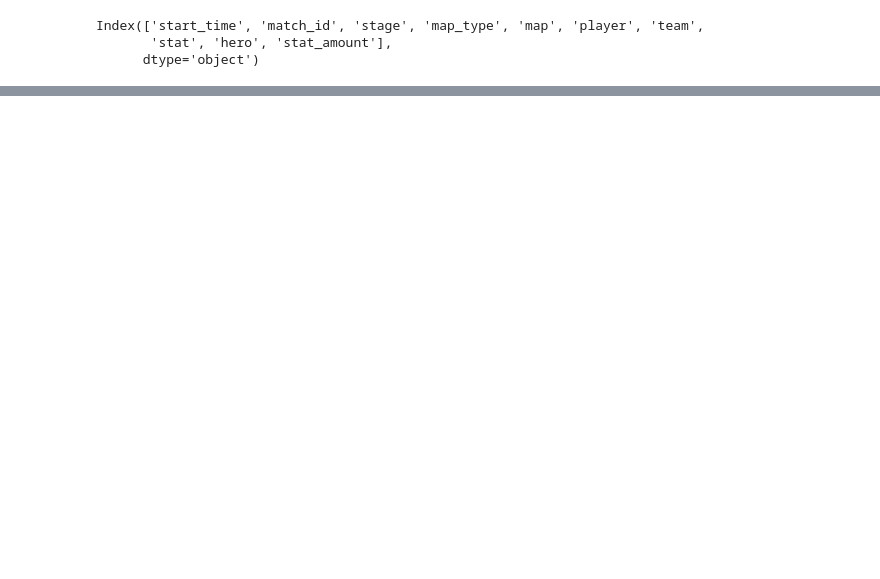
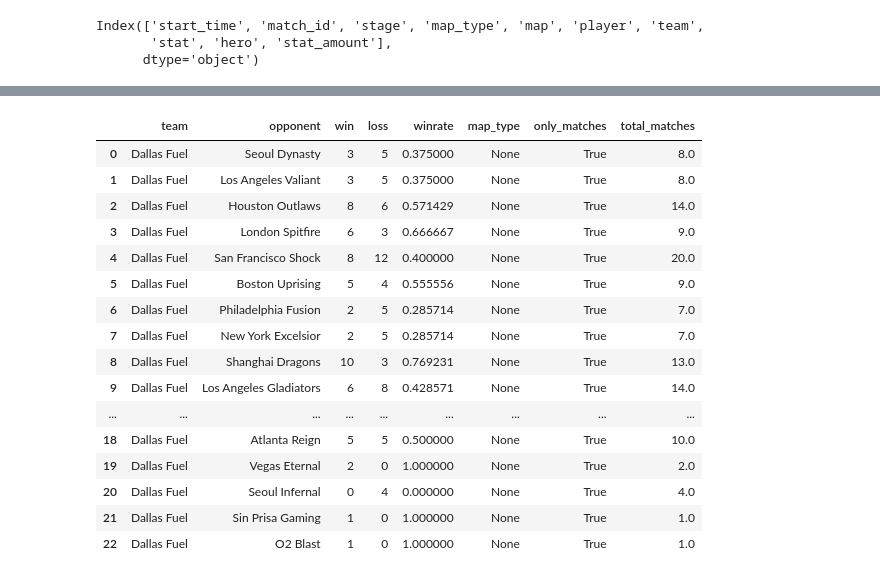
Before and after one commit to antaww/Overgraph, a Jupyter notebook: src/test_owl.ipynb, the cells around one changed output, grey strips where cells are left out. Cells and saved outputs as stored; diff of their text form; code cells hidden in the pictures; blank space fills up the shorter version.

Commit message:
feat(requests): Get team scores by match or map (win, loss, winrate, total_matches).

```diff
--- a/src/test_owl.ipynb
+++ b/src/test_owl.ipynb
@@ -348,6 +350,8 @@ print(df_2023)
 # %%
 # merge every dataframes in one
-df = pd.concat([df_2018_s1, df_2018_s2, df_2018_s3, df_2018_s4, df_2018_po, df_2019_s1, df_2019_s2, df_2019_s3, df_2019_s4, df_2019_po, df_2020_s1, df_2020_s2, df_2021, df_2022, df_2023])
+df = pd.concat(
+    [df_2018_s1, df_2018_s2, df_2018_s3, df_2018_s4, df_2018_po, df_2019_s1, df_2019_s2, df_2019_s3, df_2019_s4,
+     df_2019_po, df_2020_s1, df_2020_s2, df_2021, df_2022, df_2023])
 print(df)
 # %% [output]
                      start_time  match_id                       stage  \
@@ -407,3 +469,74 @@ Name: stat_amount, dtype: float64
+# %%
+def get_team_scores(team: str, map_type: str = None) -> pd.DataFrame:
+    map_stats = pd.read_csv('./datas/owl/match_map_stats.csv')
+    # stock every unique game from team (each game as a unique 'match_id'), team name is stocked in 'team_one_name' or 'team_two_name'
+    team_games = map_stats[(map_stats['team_one_name'] == team) | (map_stats['team_two_name'] == team)]
+    if map_type:  # only 1 row per game
+        # add column 'map_type' from dataframe 'df'
+        team_games = team_games.merge(df[['match_id', 'map_type']], on='match_id')
+        print(team_games['map_type'].str.lower().unique())
+        team_games = team_games[team_games['map_type'].str.lower() == map_type.lower()]
+        # get one row per map
+        team_games = team_games.drop_duplicates(subset='round_start_time')
+        # do not keep twice same game_number per match_id
+        df_grp = team_games.groupby(['match_id', 'game_number'])
+        team_games = df_grp.first().reset_index()
+    else:  # only 1 row per match
+        # get one row per match
+        team_games = team_games.drop_duplicates(subset='match_id')
+
+    # get teams list
+    opponents = team_games[['team_one_name', 'team_two_name']]
+    # remove team input from opponents list
+    opponents = opponents[opponents != team]
+    # regroup in one column and remove duplicates
+    opponents = opponents.stack().reset_index(drop=True).drop_duplicates()
+
+    results = pd.DataFrame(columns=['team', 'opponent', 'win', 'loss', 'winrate', 'map_type', 'only_matches'])
+
+    for opponent in opponents:
+        matches = team_games[((team_games['team_one_name'] == team) &
+                             (team_games['team_two_name'] == opponent)) | (
+                                (team_games['team_one_name'] == opponent) & (team_games['team_two_name'] == team))]
+
+        if map_type:
+            wins = matches['map_winner'] == team
+        else:
+            wins = matches['match_winner'] == team
+
+        total_matches = matches.shape[0]
+        if total_matches == 0:
+            continue
+        wins = wins.sum()
+        losses = len(matches) - wins
+        winrate = wins / total_matches
+
+        row = pd.DataFrame(
+            {'team': team, 'opponent': opponent, 'total_matches': total_matches, 'win': wins, 'loss': losses, 'winrate': winrate, 'map_type': map_type,
+             'only_matches': not map_type}, index=[0])
+        results = pd.concat([results, row], ignore_index=True)
+
+    return results
+
+get_team_scores('Dallas Fuel')
+# %% [output]
+|  | team | opponent | win | loss | winrate | map_type | only_matches | total_matches |
+| 0 | Dallas Fuel | Seoul Dynasty | 3 | 5 | 0.375000 | None | True | 8.0 |
+| 1 | Dallas Fuel | Los Angeles Valiant | 3 | 5 | 0.375000 | None | True | 8.0 |
+| 2 | Dallas Fuel | Houston Outlaws | 8 | 6 | 0.571429 | None | True | 14.0 |
+| 3 | Dallas Fuel | London Spitfire | 6 | 3 | 0.666667 | None | True | 9.0 |
+| 4 | Dallas Fuel | San Francisco Shock | 8 | 12 | 0.400000 | None | True | 20.0 |
+| 5 | Dallas Fuel | Boston Uprising | 5 | 4 | 0.555556 | None | True | 9.0 |
+| 6 | Dallas Fuel | Philadelphia Fusion | 2 | 5 | 0.285714 | None | True | 7.0 |
+| 7 | Dallas Fuel | New York Excelsior | 2 | 5 | 0.285714 | None | True | 7.0 |
+| 8 | Dallas Fuel | Shanghai Dragons | 10 | 3 | 0.769231 | None | True | 13.0 |
+| 9 | Dallas Fuel | Los Angeles Gladiators | 6 | 8 | 0.428571 | None | True | 14.0 |
+| ... | ... | ... | ... | ... | ... | ... | ... | ... |
+| 18 | Dallas Fuel | Atlanta Reign | 5 | 5 | 0.500000 | None | True | 10.0 |
+| 19 | Dallas Fuel | Vegas Eternal | 2 | 0 | 1.000000 | None | True | 2.0 |
+| 20 | Dallas Fuel | Seoul Infernal | 0 | 4 | 0.000000 | None | True | 4.0 |
+| 21 | Dallas Fuel | Sin Prisa Gaming | 1 | 0 | 1.000000 | None | True | 1.0 |
+| 22 | Dallas Fuel | O2 Blast | 1 | 0 | 1.000000 | None | True | 1.0 |
 # %%
 # get every team in alphabetical order
 teams = df['team'].unique()
```
Also changed, not shown: parts of 13 cells of this notebook, 1 other file.
